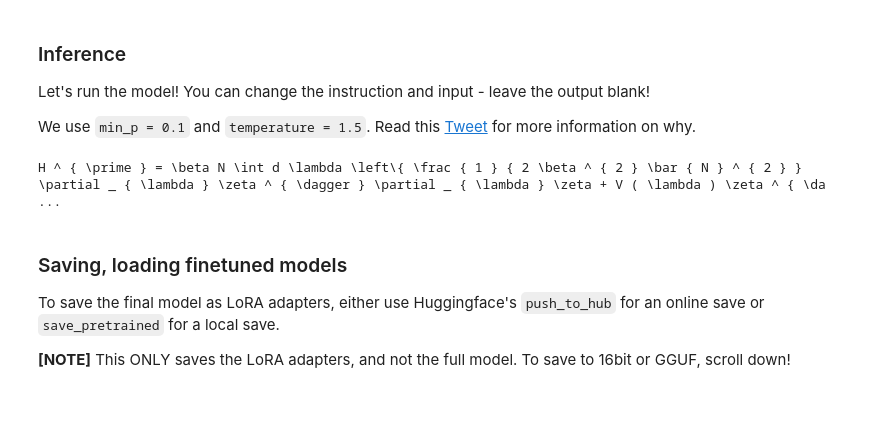
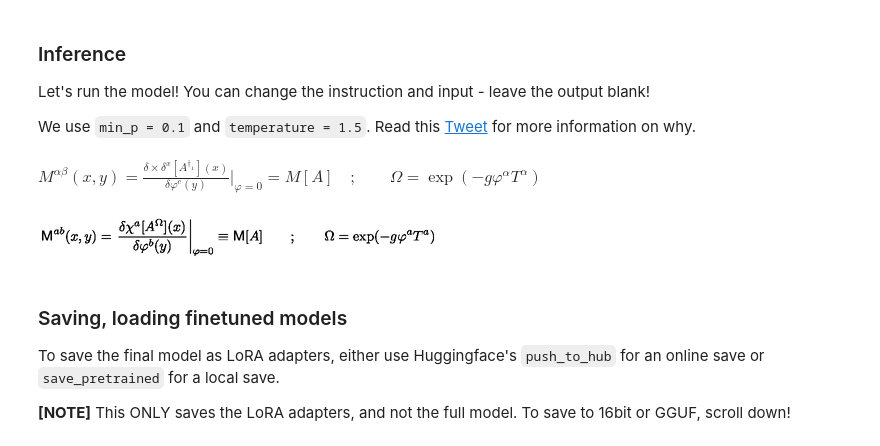
Before and after one commit to Gonglitian/omnigibson_grasp, a Jupyter notebook: VLM/Qwen2_5_VL_(7B)_Vision.ipynb, the cells around one changed output. Cells and saved outputs as stored; diff of their text form; code cells hidden in the pictures; blank space fills up the shorter version.

```diff
--- a/Qwen2_5_VL_(7B)_Vision.ipynb
+++ b/VLM/Qwen2_5_VL_(7B)_Vision.ipynb
@@ -313,31 +315,40 @@ Let's run the model! You can change the instruction and input - leave the output
 
 We use `min_p = 0.1` and `temperature = 1.5`. Read this [Tweet](https://x.com/menhguin/status/1826132708508213629) for more information on why.
 # %%
+
+import random
 FastVisionModel.for_inference(model) # Enable for inference!
-
-image = dataset[2]["image"]
+image = dataset[random.randint(0, len(dataset))]["image"]
 instruction = "Write the LaTeX representation for this image."
 
 messages = [
     {"role": "user", "content": [
         {"type": "image"},
         {"type": "text", "text": instruction}
     ]}
 ]
 input_text = tokenizer.apply_chat_template(messages, add_generation_prompt = True)
 inputs = tokenizer(
     image,
     input_text,
     add_special_tokens = False,
     return_tensors = "pt",
 ).to("cuda")
 
-from transformers import TextStreamer
-text_streamer = TextStreamer(tokenizer, skip_prompt = True)
-_ = model.generate(**inputs, streamer = text_streamer, max_new_tokens = 128,
+# from transformers import TextStreamer
+# text_streamer = TextStreamer(tokenizer, skip_prompt = True)
+output = model.generate(**inputs, max_new_tokens = 128,
                    use_cache = True, temperature = 1.5, min_p = 0.1)
+latex_result = tokenizer.decode(output[0], skip_special_tokens=True)
+if "assistant\n" in latex_result:
+    latex_result = latex_result.split("assistant\n")[-1].strip()
+# show pic and latex
+from IPython.display import display, Math, Latex
+display(Math(latex_result))
+display(image)
 # %% [output]
-H ^ { \prime } = \beta N \int d \lambda \left\{ \frac { 1 } { 2 \beta ^ { 2 } \bar { N } ^ { 2 } } \partial _ { \lambda } \zeta ^ { \dagger } \partial _ { \lambda } \zeta + V ( \lambda ) \zeta ^ { \da ...
+$\displaystyle M ^ { \alpha \beta } ( x , y ) = \frac { \delta \times \delta ^ { x } [ A ^ { \dagger _ { 1 } } ] ( x ) } { \delta \varphi ^ { c } ( y ) } | _ { \varphi = 0 } = M [ A ] \quad ; \qquad \Omega = \exp ( - g \varphi ^ { \alpha } T ^ { \alpha } )$
+[figure, added]
 # %% [markdown]
 <a name="Save"></a>
 ### Saving, loading finetuned models
```
Also changed, not shown: parts of 8 cells of this notebook, 10 other files.
